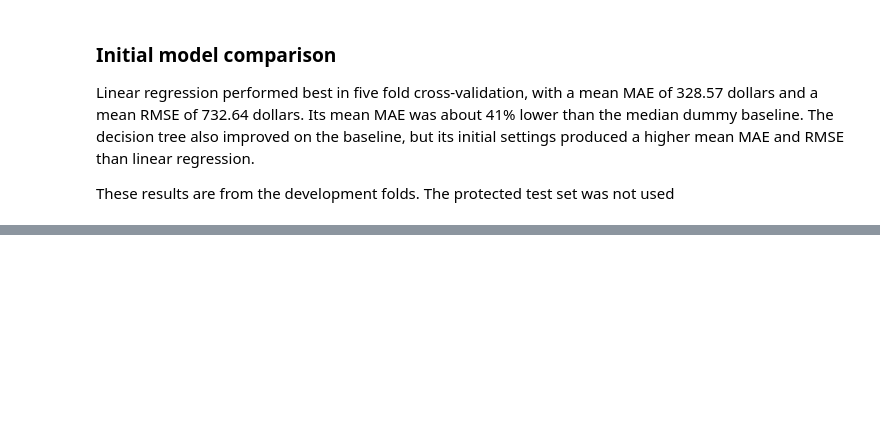
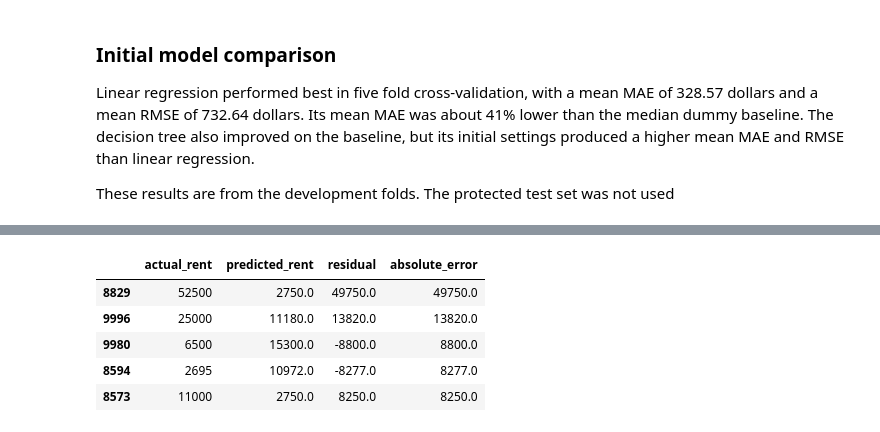
Before and after one commit to roksy13/CT4101-ML-apartment-rent-prediction, a Jupyter notebook: notebooks/03_1_model_comparison.ipynb, the cells around one changed output, grey strips where cells are left out. Drawn from its saved outputs; the diff is of its cells as text; code cells hidden in the pictures; blank space fills up the shorter version.

```diff
--- a/notebooks/03_1_model_comparison.ipynb
+++ b/notebooks/03_1_model_comparison.ipynb
@@ -186,0 +263,16 @@ The protected test set was not used
+# %%
+error_details = pd.DataFrame({
+    "actual_rent": y_dev,
+    "predicted_rent": tree_predictions,
+    "residual": residuals,
+    "absolute_error": residuals.abs()
+})
+
+display(error_details.nlargest(5, "absolute_error").round(2))
+# %% [output]
+|  | actual_rent | predicted_rent | residual | absolute_error |
+| 8829 | 52500 | 2750.0 | 49750.0 | 49750.0 |
+| 9996 | 25000 | 11180.0 | 13820.0 | 13820.0 |
+| 9980 | 6500 | 15300.0 | -8800.0 | 8800.0 |
+| 8594 | 2695 | 10972.0 | -8277.0 | 8277.0 |
+| 8573 | 11000 | 2750.0 | 8250.0 | 8250.0 |
```
Also changed, not shown: parts of 6 cells of this notebook.
